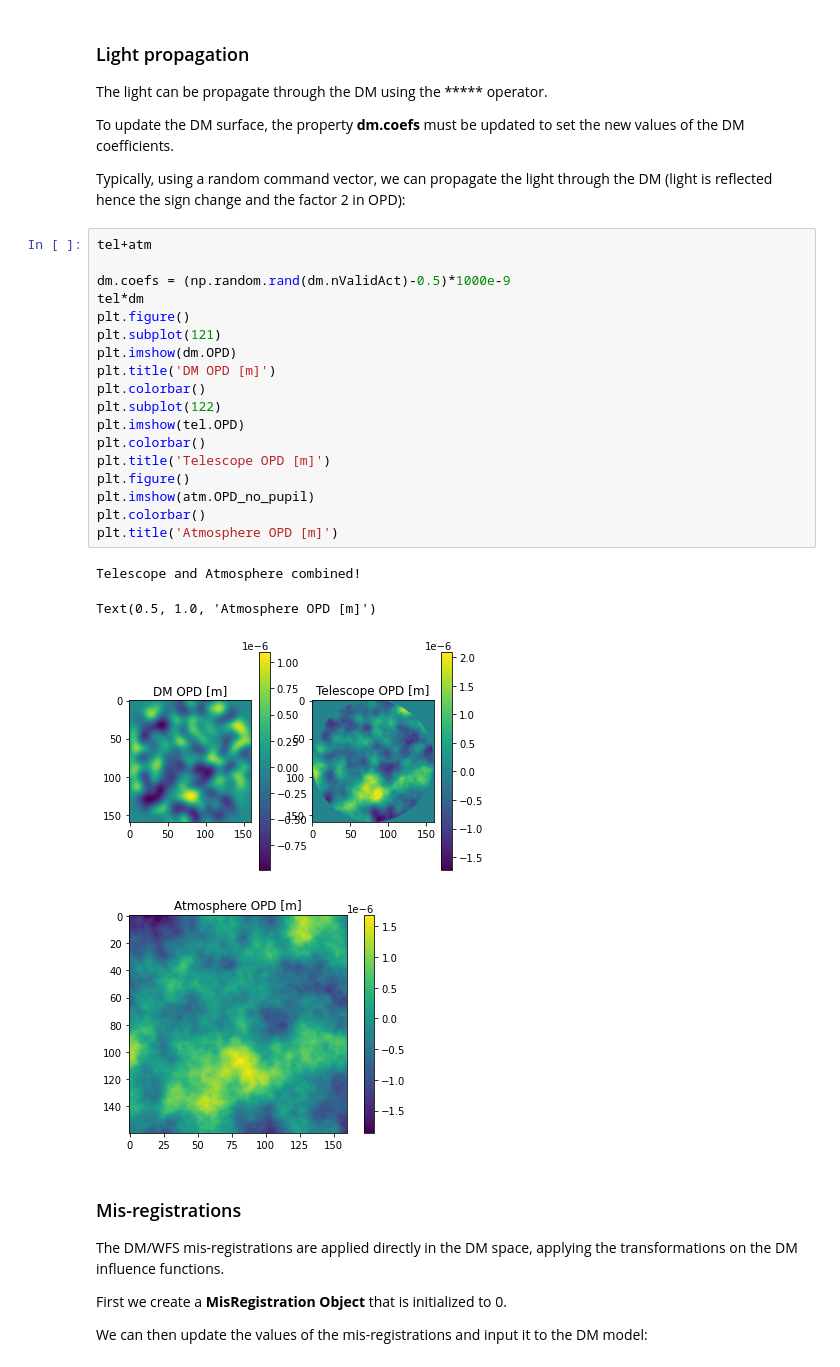
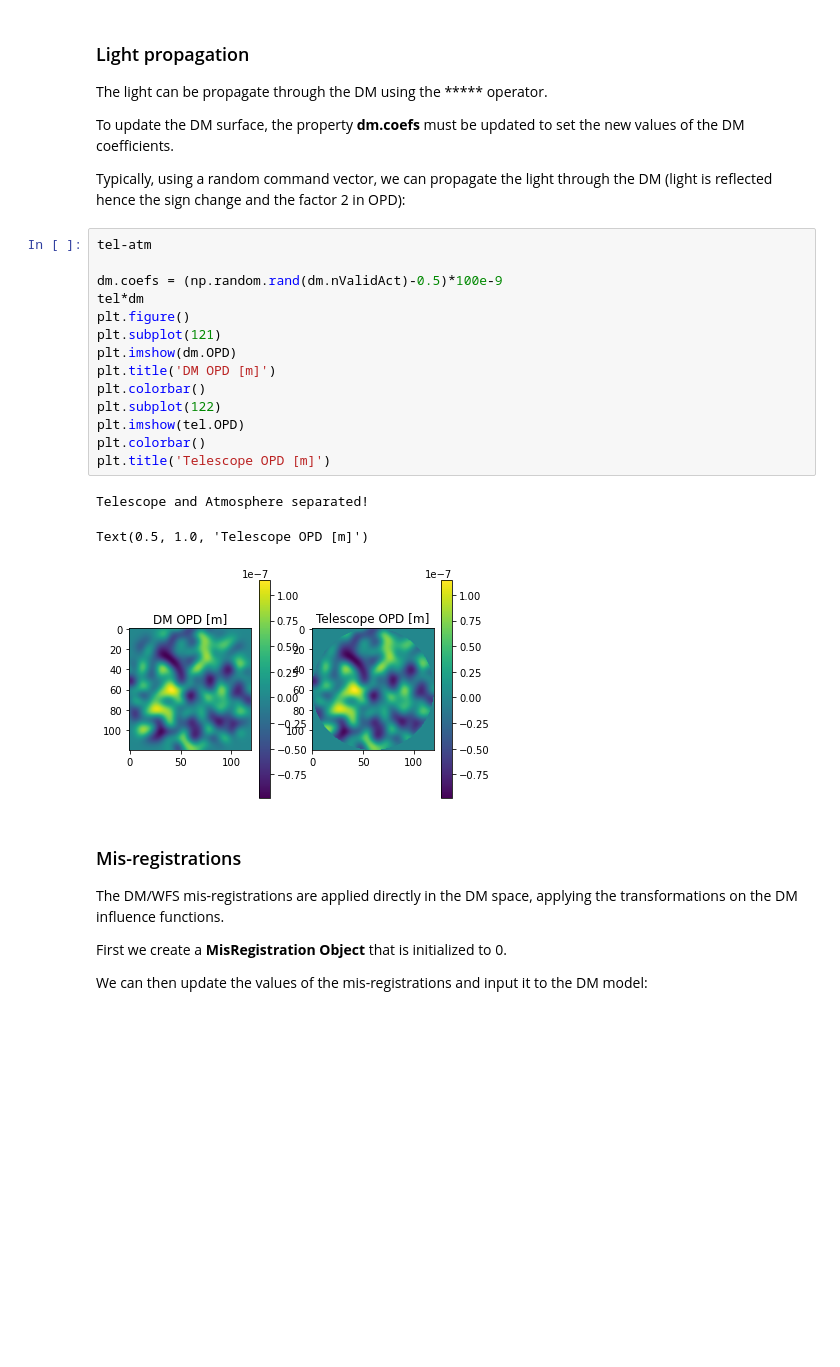
Before and after one commit to cheritier/OOPAO, a Jupyter notebook: tutorials/tutorial_howToAdaptiveOptics.ipynb, the cells around one changed output. Saved outputs shown, nothing was run; the diff lists cells and outputs as text; blank space fills up the shorter version.

```diff
--- a/tutorials/tutorial_howToAdaptiveOptics.ipynb
+++ b/tutorials/tutorial_howToAdaptiveOptics.ipynb
@@ -357,28 +351,23 @@ To update the DM surface, the property **dm.coefs** must be updated to set the n
 
 Typically, using a random command vector, we can propagate the light through the DM (light is reflected hence the sign change and the factor 2 in OPD):
 # %%
-tel+atm
+tel-atm
 
-dm.coefs = (np.random.rand(dm.nValidAct)-0.5)*1000e-9
+dm.coefs = (np.random.rand(dm.nValidAct)-0.5)*100e-9
 tel*dm
 plt.figure()
 plt.subplot(121)
 plt.imshow(dm.OPD)
 plt.title('DM OPD [m]')
 plt.colorbar()
 plt.subplot(122)
 plt.imshow(tel.OPD)
 plt.colorbar()
 plt.title('Telescope OPD [m]')
-plt.figure()
-plt.imshow(atm.OPD_no_pupil)
-plt.colorbar()
-plt.title('Atmosphere OPD [m]')
 # %% [output]
-Telescope and Atmosphere combined!
+Telescope and Atmosphere separated!
-Text(0.5, 1.0, 'Atmosphere OPD [m]')
+Text(0.5, 1.0, 'Telescope OPD [m]')
-[figure, old version]
+[figure, new version]
-[figure, removed]
 # %% [markdown]
 ### Mis-registrations
 The DM/WFS mis-registrations are applied directly in the DM space, applying the transformations on the DM influence functions.
```
Also changed, not shown: parts of 23 cells of this notebook, 41 other files.
